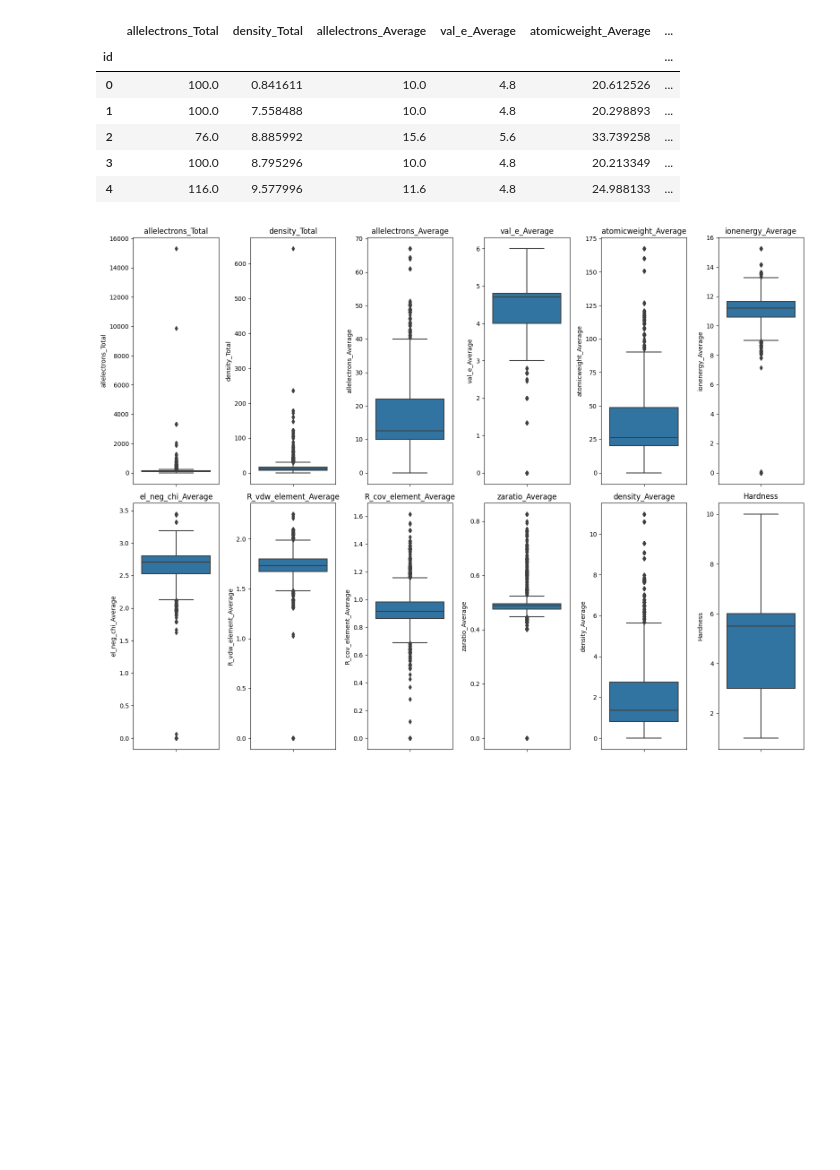
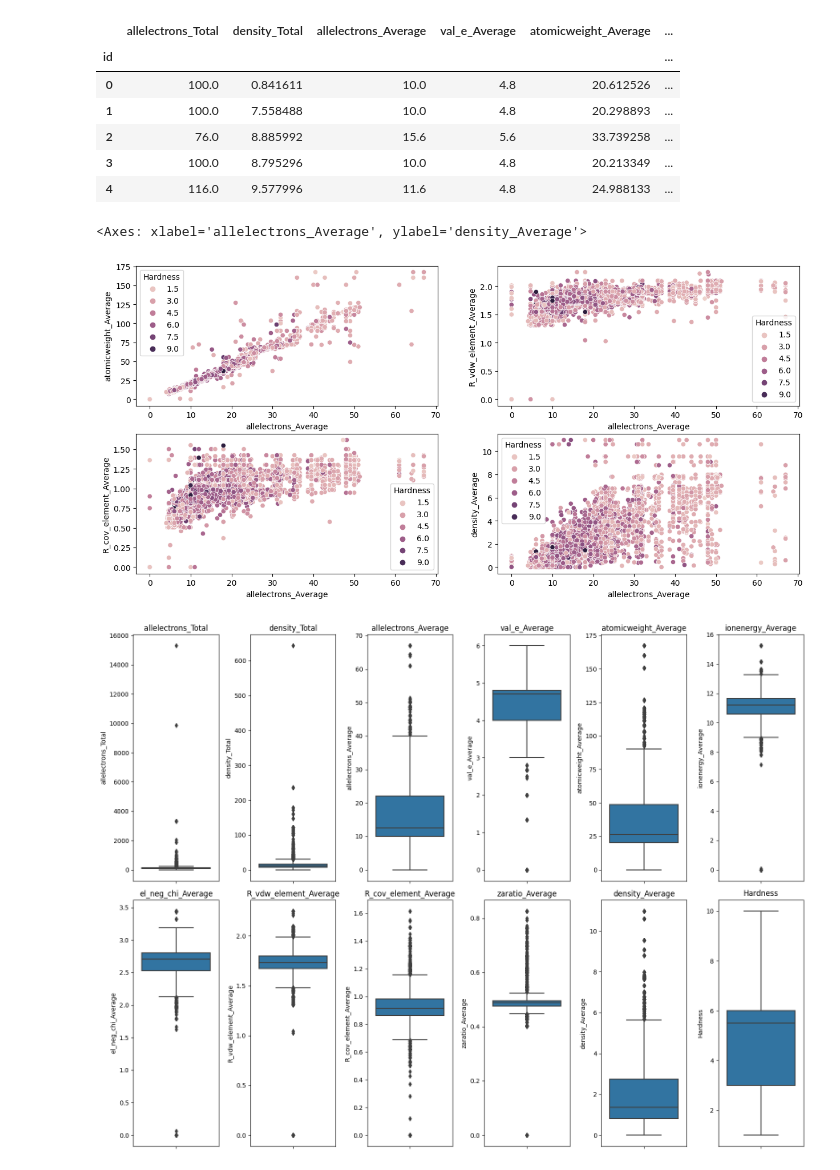
Before and after one commit to M1kE01/s3e25_kaggle, a Jupyter notebook: s3e25.ipynb, the cells around one changed output. Saved outputs shown, nothing was run; the diff lists cells and outputs as text; code cells hidden in the pictures; blank space fills up the shorter version.

```diff
--- a/s3e25.ipynb
+++ b/s3e25.ipynb
@@ -185,6 +185,19 @@ data.head()
 | 2 | 76.0 | 8.885992 | 15.6 | 5.6 | 33.739258 | ... |
 | 3 | 100.0 | 8.795296 | 10.0 | 4.8 | 20.213349 | ... |
 | 4 | 116.0 | 9.577996 | 11.6 | 4.8 | 24.988133 | ... |
+# %%
+plt.figure(figsize=(15, 7))
+plt.subplot(221)
+sns.scatterplot(data=data, x='allelectrons_Average', y='atomicweight_Average', hue='Hardness')
+plt.subplot(222)
+sns.scatterplot(data=data, x='allelectrons_Average', y='R_vdw_element_Average', hue='Hardness')
+plt.subplot(223)
+sns.scatterplot(data=data, x='allelectrons_Average', y='R_cov_element_Average', hue='Hardness')
+plt.subplot(224)
+sns.scatterplot(data=data, x='allelectrons_Average', y='density_Average', hue='Hardness')
+# %% [output]
+<Axes: xlabel='allelectrons_Average', ylabel='density_Average'>
+[figure, added]
 # %%
 import seaborn as sns
 import matplotlib.pyplot as plt
```
Also changed, not shown: parts of 6 cells of this notebook.
